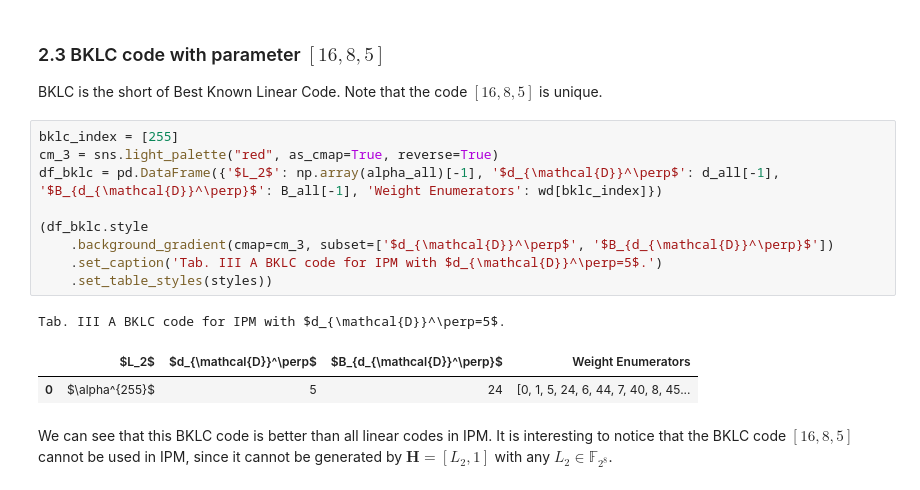
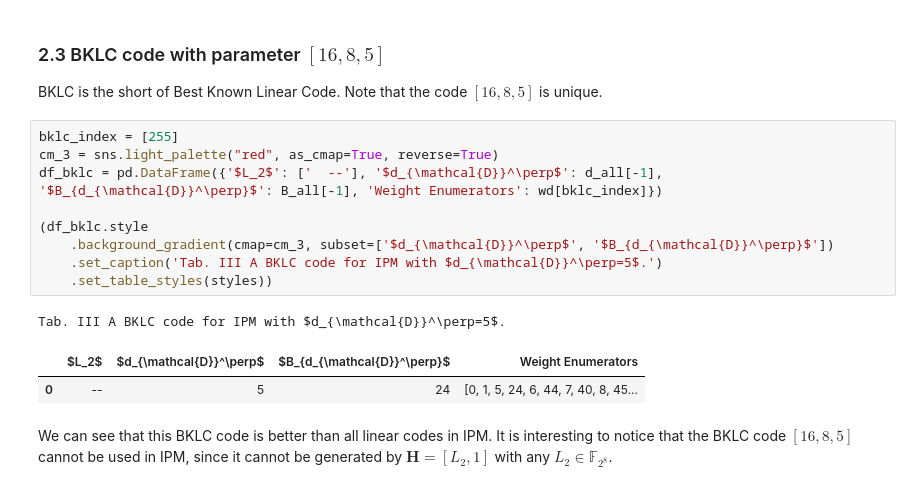
Before and after one commit to Qomo-CHENG/OC-IPM, a Jupyter notebook: ipm_codes_n2k8.ipynb, the cells around one changed output. Drawn from its saved outputs; the diff is of its cells as text.

```diff
--- a/ipm_codes_n2k8.ipynb
+++ b/ipm_codes_n2k8.ipynb
@@ -147,15 +148,15 @@ BKLC is the short of Best Known Linear Code. Note that the code $[16, 8, 5]$ is
 # %%
 bklc_index = [255]
 cm_3 = sns.light_palette("red", as_cmap=True, reverse=True)
-df_bklc = pd.DataFrame({'$L_2$': np.array(alpha_all)[-1], '$d_{\mathcal{D}}^\perp$': d_all[-1], '$B_{d_{\mathcal{D}}^\perp}$': B_all[-1], 'Weight Enumerators': wd[bklc_index]})
+df_bklc = pd.DataFrame({'$L_2$': ['  --'], '$d_{\mathcal{D}}^\perp$': d_all[-1], '$B_{d_{\mathcal{D}}^\perp}$': B_all[-1], 'Weight Enumerators': wd[bklc_index]})
 
 (df_bklc.style
     .background_gradient(cmap=cm_3, subset=['$d_{\mathcal{D}}^\perp$', '$B_{d_{\mathcal{D}}^\perp}$'])
     .set_caption('Tab. III A BKLC code for IPM with $d_{\mathcal{D}}^\perp=5$.')
     .set_table_styles(styles))
 # %% [output]
 Tab. III A BKLC code for IPM with $d_{\mathcal{D}}^\perp=5$.
 |  | $L_2$ | $d_{\mathcal{D}}^\perp$ | $B_{d_{\mathcal{D}}^\perp}$ | Weight Enumerators |
-| 0 | $\alpha^{255}$ | 5 | 24 | [0, 1, 5, 24, 6, 44, 7, 40, 8, 45... |
+| 0 | -- | 5 | 24 | [0, 1, 5, 24, 6, 44, 7, 40, 8, 45... |
 # %% [markdown]
 We can see that this BKLC code is better than all linear codes in IPM. It is interesting to notice that the BKLC code $[16, 8, 5]$ cannot be used in IPM, since it cannot be generated by $\mathbf{H}=[L_2, 1]$ with any $L_2\in\mathbb{F}_{2^8}$.
```
Also changed, not shown: parts of 2 cells of this notebook.
